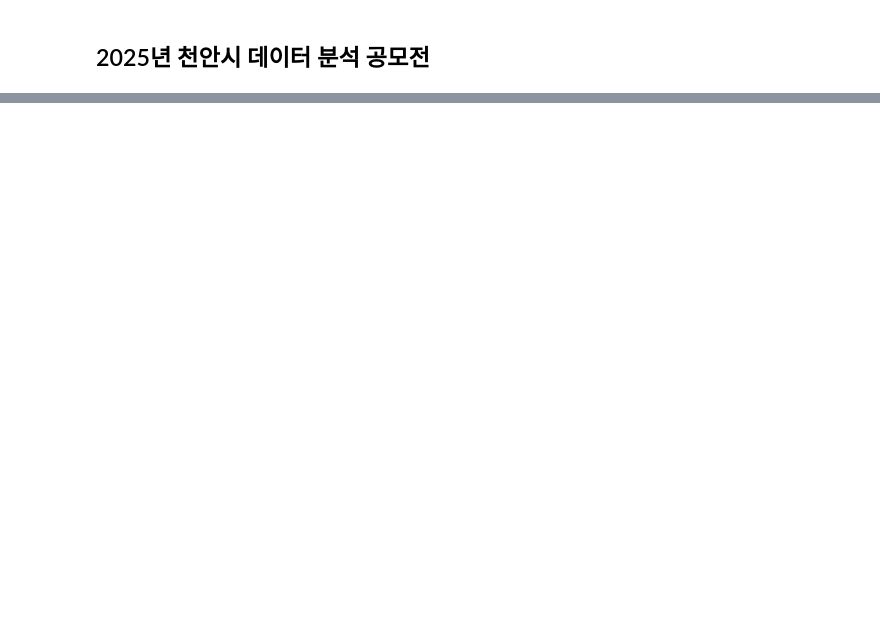
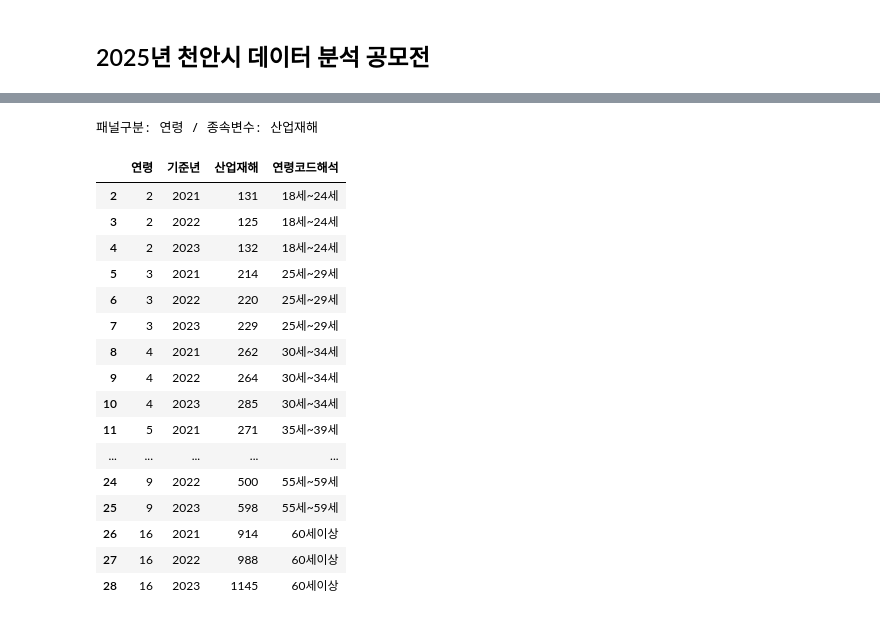
Before and after one commit to starpilpython/cheonan_data_contest, a Jupyter notebook: 분석보고서.ipynb, the cells around one changed output, grey strips where cells are left out. Drawn from its saved outputs; the diff is of its cells as text; code cells hidden in the pictures; blank space fills up the shorter version.

```diff
--- a/분석보고서.ipynb
+++ b/분석보고서.ipynb
@@ -134,0 +41,54 @@ wealther.head(2)
+# %%
+# 산업재해 데이터 위치
+y_pathes = glob.glob('1. 기초자료/종속변수/*.csv')
+
+# Occupational Accident 산재 현황 데이터 취합
+file_list =[]
+for path in y_pathes:
+    file_list.append(pd.read_csv(path,encoding='cp949',low_memory=False))
+
+oa_df = pd.concat(file_list)
+
+# 지방관서를 천안 설정 (코드번호: 7210)
+cheonan_oa = oa_df[oa_df['지방관서'] == 7210].copy()
+
+cheonan_oa_df = cheonan_oa.groupby(['연령','기준년']).size().reset_index(name='산업재해')
+print("패널구분: 연령 / 종속변수: 산업재해")
+
+age = {
+    1:"18세미만",
+    2:"18세~24세",
+    3:"25세~29세",
+    4:"30세~34세",
+    5:"35세~39세",
+    6:"40세~44세",
+    7:"45세~49세",
+    8:"50세~54세",
+    9:"55세~59세",
+    16:"60세이상"
+    }
+
+cheonan_oa_df["연령코드해석"] = cheonan_oa_df['연령'].map(age)
+# 18세 미만 제외 (지나치게 적음)
+cheonan_oa_df = cheonan_oa_df[cheonan_oa_df["연령"] != 1].copy()
+display(cheonan_oa_df)
+cheonan_oa_df_final = cheonan_oa_df.copy()
+# %% [output]
+패널구분: 연령 / 종속변수: 산업재해
+|  | 연령 | 기준년 | 산업재해 | 연령코드해석 |
+| 2 | 2 | 2021 | 131 | 18세~24세 |
+| 3 | 2 | 2022 | 125 | 18세~24세 |
+| 4 | 2 | 2023 | 132 | 18세~24세 |
+| 5 | 3 | 2021 | 214 | 25세~29세 |
+| 6 | 3 | 2022 | 220 | 25세~29세 |
+| 7 | 3 | 2023 | 229 | 25세~29세 |
+| 8 | 4 | 2021 | 262 | 30세~34세 |
+| 9 | 4 | 2022 | 264 | 30세~34세 |
+| 10 | 4 | 2023 | 285 | 30세~34세 |
+| 11 | 5 | 2021 | 271 | 35세~39세 |
+| ... | ... | ... | ... | ... |
+| 24 | 9 | 2022 | 500 | 55세~59세 |
+| 25 | 9 | 2023 | 598 | 55세~59세 |
+| 26 | 16 | 2021 | 914 | 60세이상 |
+| 27 | 16 | 2022 | 988 | 60세이상 |
+| 28 | 16 | 2023 | 1145 | 60세이상 |
```
Also changed, not shown: parts of 27 cells of this notebook, 9 other files.
